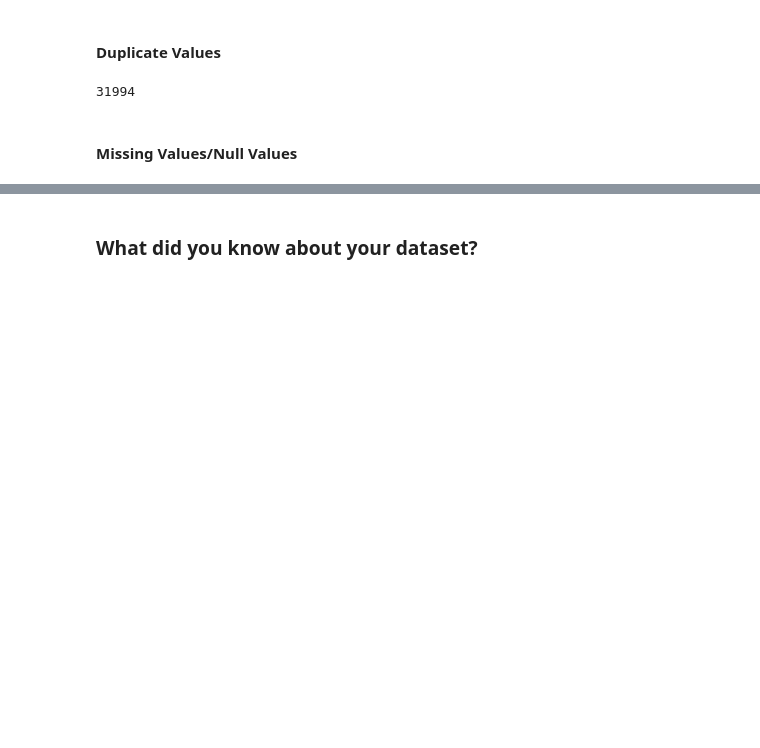
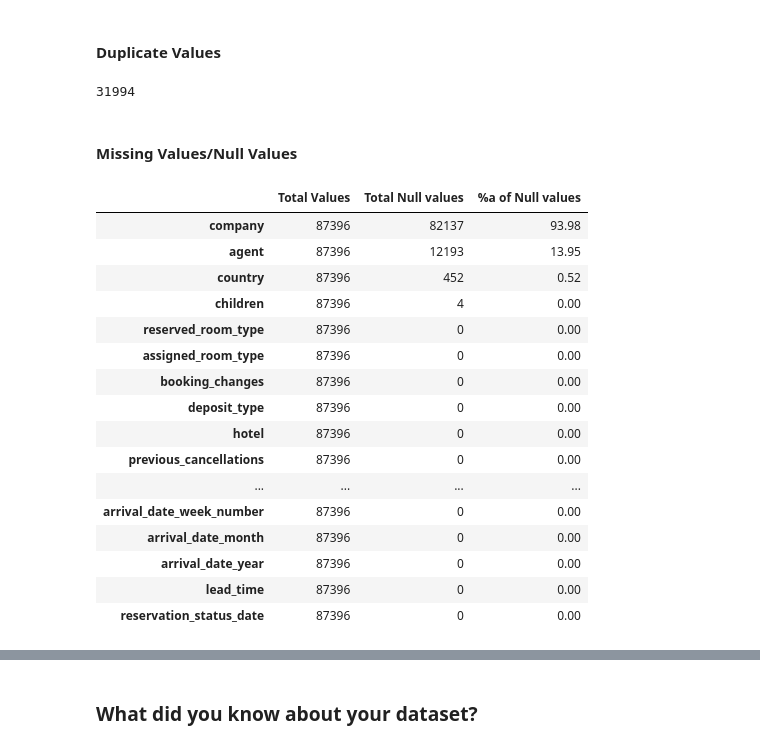
Before and after one commit to abhimanyupandey1996/hotel-booking-analysis, a Jupyter notebook: abhimanyu_kumar_pandey_hotel_booking_analysis.ipynb, the cells around one changed output, grey strips where cells are left out. Saved outputs shown, nothing was run; the diff lists cells and outputs as text; code cells hidden in the pictures; blank space fills up the shorter version.

```diff
--- a/abhimanyu_kumar_pandey_hotel_booking_analysis.ipynb
+++ b/abhimanyu_kumar_pandey_hotel_booking_analysis.ipynb
@@ -160,0 +153,22 @@ df.drop_duplicates(inplace=True)
+# %%
+#Checking Null Values
+null_df= pd.DataFrame({"Total Values": df.shape[0] , "Total Null values": df.isnull().sum(),"%a of Null values" : round((df.isnull().sum()/ df.shape[0])*100 , 2) })
+null_df.sort_values("Total Null values" , ascending = False)
+# %% [output]
+|  | Total Values | Total Null values | %a of Null values |
+| company | 87396 | 82137 | 93.98 |
+| agent | 87396 | 12193 | 13.95 |
+| country | 87396 | 452 | 0.52 |
+| children | 87396 | 4 | 0.00 |
+| reserved_room_type | 87396 | 0 | 0.00 |
+| assigned_room_type | 87396 | 0 | 0.00 |
+| booking_changes | 87396 | 0 | 0.00 |
+| deposit_type | 87396 | 0 | 0.00 |
+| hotel | 87396 | 0 | 0.00 |
+| previous_cancellations | 87396 | 0 | 0.00 |
+| ... | ... | ... | ... |
+| arrival_date_week_number | 87396 | 0 | 0.00 |
+| arrival_date_month | 87396 | 0 | 0.00 |
+| arrival_date_year | 87396 | 0 | 0.00 |
+| lead_time | 87396 | 0 | 0.00 |
+| reservation_status_date | 87396 | 0 | 0.00 |
```
Also changed, not shown: parts of 40 cells of this notebook.
